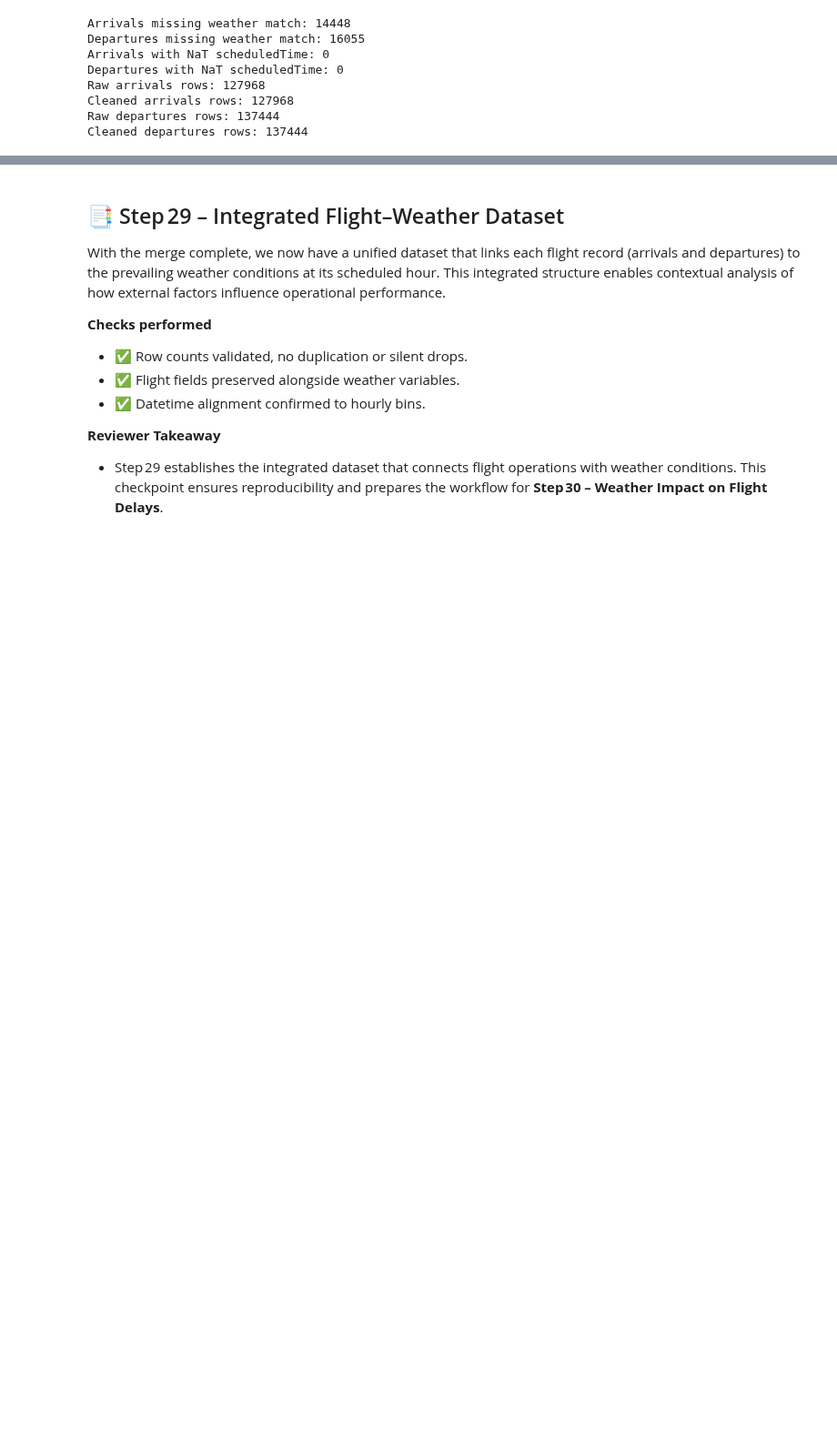
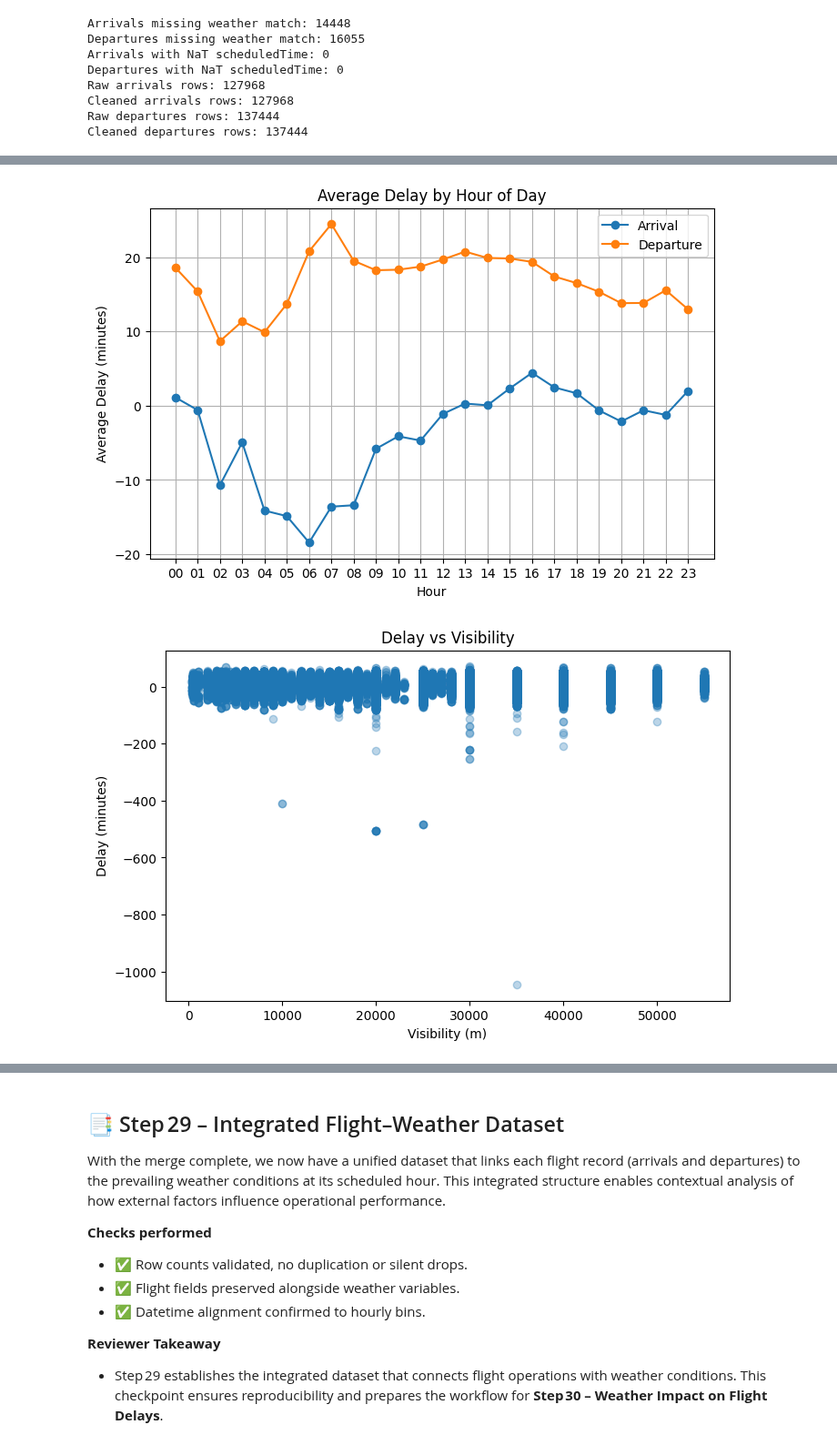
Before and after one commit to ECronin1973/programming-for-data-analytics, a Jupyter notebook: project/project.ipynb, the cells around one changed output, grey strips where cells are left out. Shown at 91% size. Drawn from its saved outputs; the diff is of its cells as text; code cells hidden in the pictures; blank space fills up the shorter version.

Commit message:
Database functionality added to notebook and readme

```diff
--- a/project/project.ipynb
+++ b/project/project.ipynb
@@ -3484,0 +3723,70 @@ This audit demonstrates that while the majority of flights align with weather da
+# %%
+### Step 29b: Generate plots directly from database queries
+
+# Connect to database
+conn = sqlite3.connect("dublin_airport.db")
+
+# 1. Average delay by hour of day (arrivals + departures unified)
+query1 = """
+SELECT strftime('%H', date_hour) AS hour, flight_type, AVG(computed_delay) AS avg_delay
+FROM flights_weather
+GROUP BY flight_type, hour
+ORDER BY hour;
+"""
+df1 = pd.read_sql_query(query1, conn)
+
+
+plt.figure(figsize=(8,5))
+for ftype in df1['flight_type'].unique():
+    subset = df1[df1['flight_type'] == ftype]
+    plt.plot(subset['hour'], subset['avg_delay'], marker='o', label=ftype)
+plt.title("Average Delay by Hour of Day")
+plt.xlabel("Hour")
+plt.ylabel("Average Delay (minutes)")
+plt.legend()
+plt.grid(True)
+
+# Save the plot into the 'plots' folder before showing
+plt.savefig("plots/s29b_dbase_avg_delay_by_hour.png", dpi=300, bbox_inches="tight")
+plt.show()
+
+# 2. Delay vs Visibility (scatter plot)
+query2 = """
+SELECT vis, computed_delay
+FROM flights_weather
+WHERE vis IS NOT NULL AND computed_delay IS NOT NULL;
+"""
+df2 = pd.read_sql_query(query2, conn)
+
+plt.figure(figsize=(8,5))
+plt.scatter(df2['vis'], df2['computed_delay'], alpha=0.3)
+plt.title("Delay vs Visibility")
+plt.xlabel("Visibility (m)")
+plt.ylabel("Delay (minutes)")
+
+# Save before showing
+plt.savefig("plots/s29b_dbase_delay_vs_visibility.png", dpi=300, bbox_inches="tight")
+plt.show()
+
+# 3. Average delay by Day of Week
+query = """
+SELECT strftime('%w', date_hour) AS day_of_week, AVG(computed_delay) AS avg_delay
+FROM flights_weather
+GROUP BY day_of_week
+ORDER BY day_of_week;
+"""
+df = pd.read_sql_query(query, conn)
+
+df['day_of_week'] = df['day_of_week'].map({
+    '0':'Sunday','1':'Monday','2':'Tuesday','3':'Wednesday',
+    '4':'Thursday','5':'Friday','6':'Saturday'
+})
+
+df.plot(kind="bar", x="day_of_week", y="avg_delay", figsize=(8,5), legend=False)
+plt.title("Average Delay by Day of Week")
+plt.ylabel("Average Delay (minutes)")
+plt.savefig("plots/s29b_dbase_avg_delay_by_day.png", dpi=300, bbox_inches="tight")
+plt.show()
+# %% [output]
+[figure, added]
+[figure, added]
```
Also changed, not shown: parts of 16 cells of this notebook, 9 other files.
